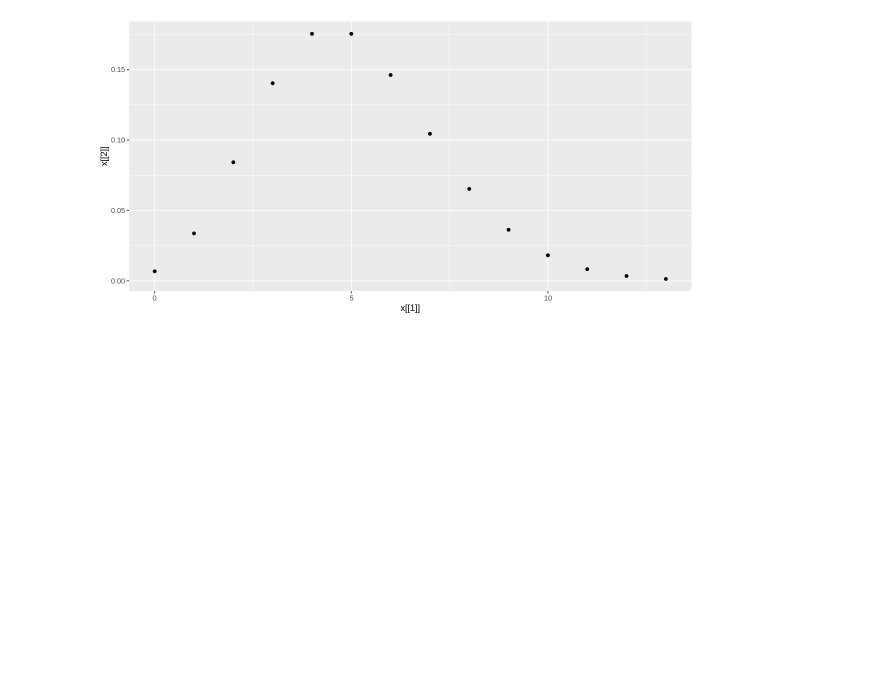
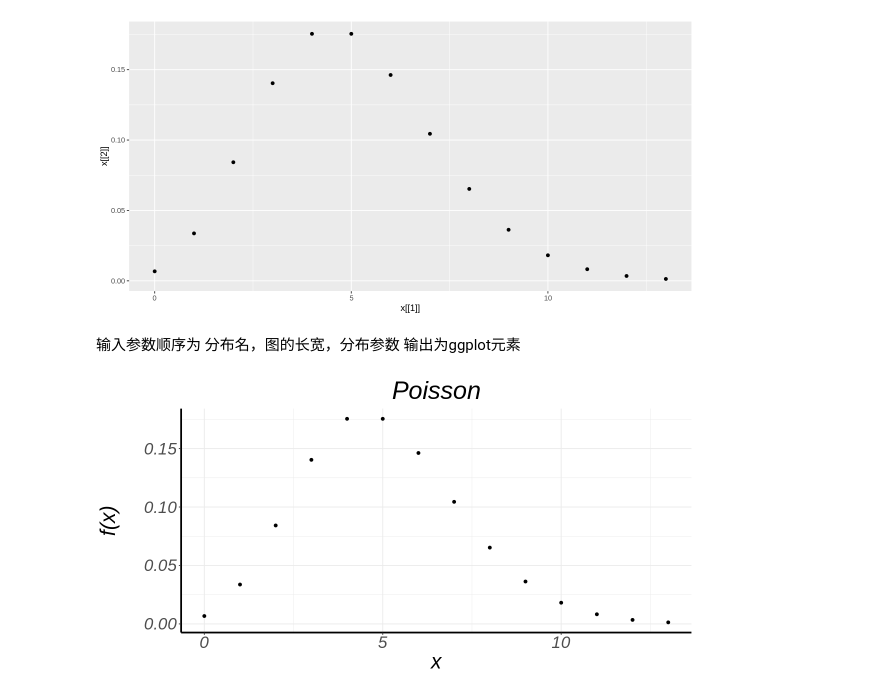
Before and after one commit to cyxss/DistributionViewer, a Jupyter notebook: Distribution.ipynb, the cells around one changed output. Saved outputs shown, nothing was run; the diff lists cells and outputs as text; code cells hidden in the pictures; blank space fills up the shorter version.

```diff
--- a/Distribution.ipynb
+++ b/Distribution.ipynb
@@ -102,7 +140,11 @@ ggplot() + geom_point(aes(x[[1]],y=x[[2]]),color="black")
 # %% [output]
 [figure]
 # %%
-DisPoisson<- function(lambda=5){
+DisPoisson<- function(x=list(5)){
+    lambda=x[[1]]
+    if((lambda%%1!=0)){
+        return('NA')
+    }
     vmax = qpois(0.999,lambda = lambda)
     vmin = 0
     x = seq(from=vmin, to=vmax, by=1)
@@ -115,0 +196,44 @@ ggplot() + geom_point(aes(x[[1]],y=x[[2]]),color="black")
+# %%
+PlotDistribution<- function(disname='Gamma',figparam=list(10,5),param=NULL){
+    if (!(disname %in% c('Gamma','Beta','Cauchy','Chisquare','Exponential','Binomial','Geometric','NegBinomial','Poisson'))){
+        return('Not Implemented')
+    }
+    if (length(param)==0){
+        data = switch(disname,'Gamma'=DisGamma(),
+                   'Beta'=DisBeta(),
+                   'Cauchy'=DisCauchy(),
+                   'Chisquare'=DisChisquare(),
+                   'Exponential'=DisExponential(),
+                   'Binomial'=DisBinomial(),
+                   'Geometric'=DisGeometric(),
+                   'NegBinomial'=DisNegBinomial(),
+                   'Poisson'=DisPoisson())
+    }
+    else{
+        data = switch(disname,'Gamma'=DisGamma(param),
+               'Beta'=DisBeta(param),
+               'Cauchy'=DisCauchy(param),
+               'Chisquare'=DisChisquare(param),
+               'Exponential'=DisExponential(param),
+               'Binomial'=DisBinomial(param),
+               'Geometric'=DisGeometric(param),
+               'NegBinomial'=DisNegBinomial(param),
+               'Poisson'=DisPoisson(param))
+    }
+    plotparam = list(data[[1]],data[[2]],figparam[[1]],figparam[[2]],disname)
+    if (disname %in% c('Gamma','Beta','Cauchy','Chisquare','Exponential')){
+        figure = LinePlot(plotparam)
+    }
+    else if (disname %in% c('Binomial','Geometric','NegBinomial','Poisson')){
+        figure = Dotplot(plotparam)
+    }
+    return(figure)
+}
+# %% [markdown]
+输入参数顺序为 分布名，图的长宽，分布参数
+输出为ggplot元素
+# %%
+x = PlotDistribution('Poisson')
+x
+# %% [output]
+[figure, added]
```
Also changed, not shown: parts of 9 cells of this notebook.
